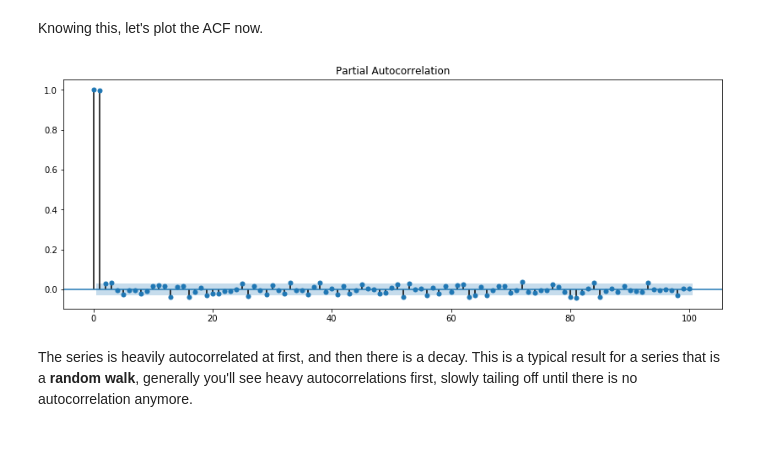
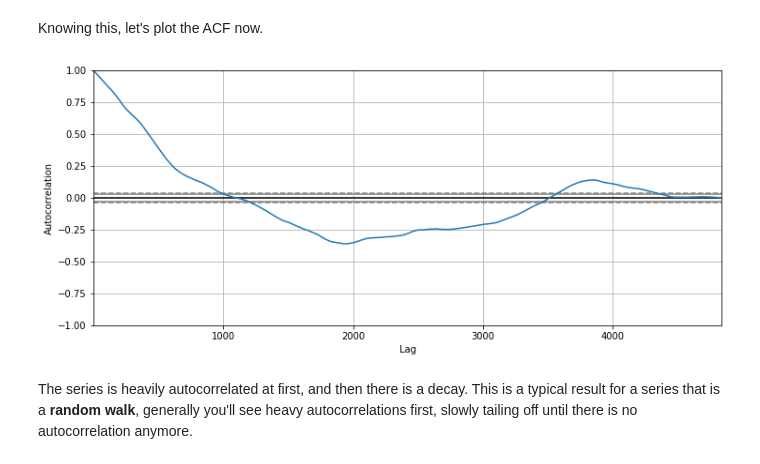
Before and after one commit to rmei97/dsc-corr-autocorr-in-time-series-lab-nyc-ds-033020, a Jupyter notebook: index.ipynb, the cells around one changed output. Cells and saved outputs as stored; diff of their text form; code cells hidden in the pictures.

```diff
--- a/index.ipynb
+++ b/index.ipynb
@@ -160,10 +160,10 @@ lag_50.corr()
 Knowing this, let's plot the ACF now.
 # %%
 # Plot ACF
-rcParams['figure.figsize'] = 14, 5
-plot_pacf(eur.dropna(), lags=100);
+plt.figure(figsize=(12,5))
+pd.plotting.autocorrelation_plot(eur.dropna());
 # %% [output]
-[figure, old version]
+[figure, new version]
 # %% [markdown]
 The series is heavily autocorrelated at first, and then there is a decay. This is a typical result for a series that is a <b>random walk</b>, generally you'll see heavy autocorrelations first, slowly tailing off until there is no autocorrelation anymore.
 # %% [markdown]
```
Also changed, not shown: parts of 2 cells of this notebook.
